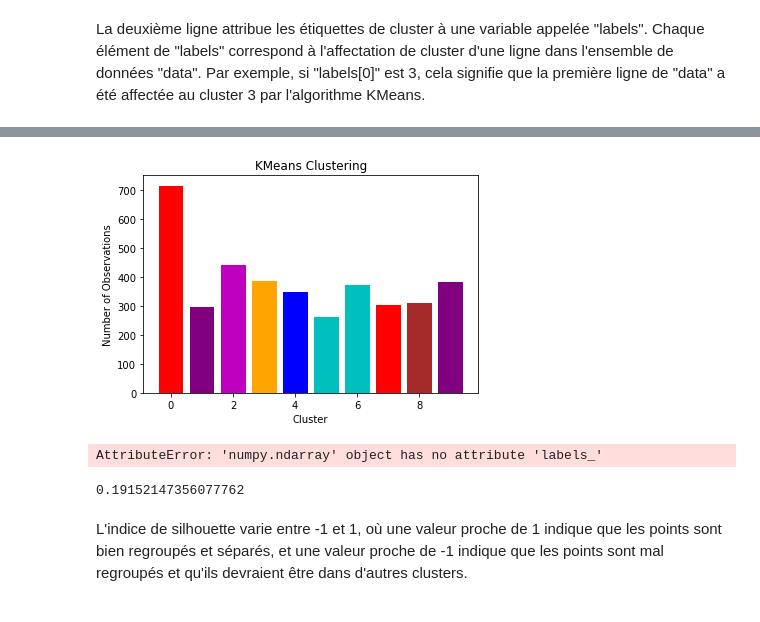
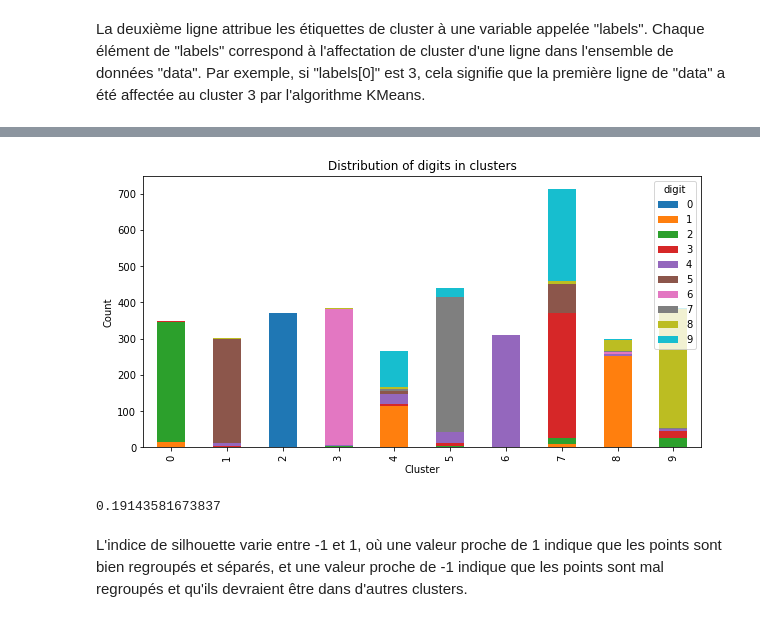
Before and after one commit to pierreprudh/TP_PRB, a Jupyter notebook: TP1.ipynb, the cells around one changed output, grey strips where cells are left out. Cells and saved outputs as stored; diff of their text form; code cells hidden in the pictures.

```diff
--- a/TP1.ipynb
+++ b/TP1.ipynb
@@ -42,16 +42,16 @@ display(data)
 # %% [markdown]
 # K-Means
 # %%
-X = data.iloc[:, :64]
-y = data.iloc[:, 64]
+X_train = data.iloc[:, :64]
+y_train = data.iloc[:, 64]
+X_test = data_test
 # %% [markdown]
 On récupère le clustering dans kmeans, et on récupére les labels de tout les points.
 # %% [markdown]
 
 La deuxième ligne attribue les étiquettes de cluster à une variable appelée "labels". Chaque élément de "labels" correspond à l'affectation de cluster d'une ligne dans l'ensemble de données "data". Par exemple, si "labels[0]" est 3, cela signifie que la première ligne de "data" a été affectée au cluster 3 par l'algorithme KMeans.
 # %%
-kmeans = KMeans(n_clusters = 10 ).fit(X)
+kmeans = KMeans(n_clusters = 10,n_init=5 ).fit(X_train)
 labels = kmeans.labels_
-clusters = kmeans.predict(X)
-df = pd.concat([pd.DataFrame(clusters, columns=['Cluster']), y], axis=1)
-display(df)
+clusters = kmeans.predict(X_train)
+count_df = pd.DataFrame({'cluster': clusters, 'digit': y_train}).groupby(['cluster', 'digit']).size().unstack(fill_value=0)
@@ -72,52 +58,18 @@ display(df)
-# %%
-import matplotlib.pyplot as plt
-import pandas as pd
-
-# Create a DataFrame with the predicted clusters
-df_clusters = pd.DataFrame(clusters, columns=['Cluster'])
-
-# Count the number of observations in each cluster
-cluster_counts = df_clusters['Cluster'].value_counts().sort_index()
-
-# Set up the plot
-fig, ax = plt.subplots()
-
-# Plot the number of observations in each cluster
-ax.bar(cluster_counts.index, cluster_counts.values, color='skyblue')
-
-# Set the plot labels and title
-ax.set_xlabel('Cluster')
-ax.set_ylabel('Number of Observations')
-ax.set_title('KMeans Clustering')
-
-plt.show()
-# %% [output]
-[figure, removed]
-# %%
-cluster_counts = np.bincount(pred.labels_)
-
-fig, ax = plt.subplots()
-
-ax.bar(range(10), cluster_counts, align='center', color='skyblue')
-ax.set_xticks(range(10))
-ax.set_xticklabels(range(10))
-ax.set_xlabel('Cluster')
-ax.set_ylabel('Nombre de chiffres')
-ax.set_title('Histogramme des chiffres dans chaque cluster')
-
-ax.yaxis.grid(True, linestyle='--', which='major', color='grey', alpha=.25)
-
-for i, v in enumerate(cluster_counts):
-    ax.text(i, v, str(v), color='black', ha='center', va='bottom', fontweight='bold')
-
-plt.show()
-# %% [output]
-AttributeError: 'numpy.ndarray' object has no attribute 'labels_'
+# %%
+import matplotlib.pyplot as plt
+
+count_df.plot(kind='bar', stacked=True, figsize=(10, 5))
+plt.xlabel('Cluster')
+plt.ylabel('Count')
+plt.title('Distribution of digits in clusters')
+plt.show()
+# %% [output]
+[figure, added]
 # %%
-silhouette = silhouette_score(X, labels)
+silhouette = silhouette_score(X_train, clusters)
 print(silhouette)
 # %% [output]
-0.19152147356077762
+0.19143581673837
 # %% [markdown]
 L'indice de silhouette varie entre -1 et 1, où une valeur proche de 1 indique que les points sont bien regroupés et séparés, et une valeur proche de -1 indique que les points sont mal regroupés et qu'ils devraient être dans d'autres clusters.
 # %%
```
Also changed, not shown: parts of 7 cells of this notebook.
